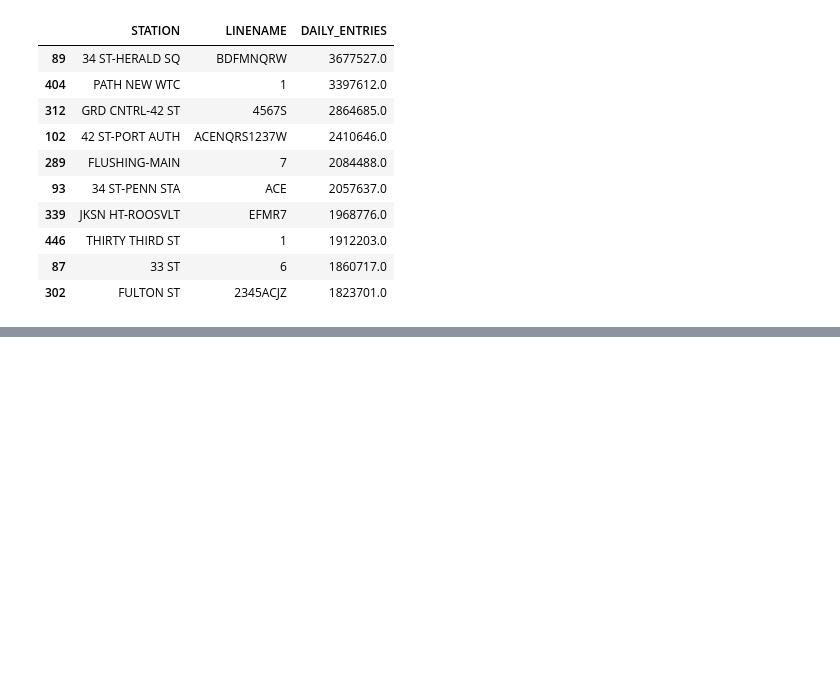
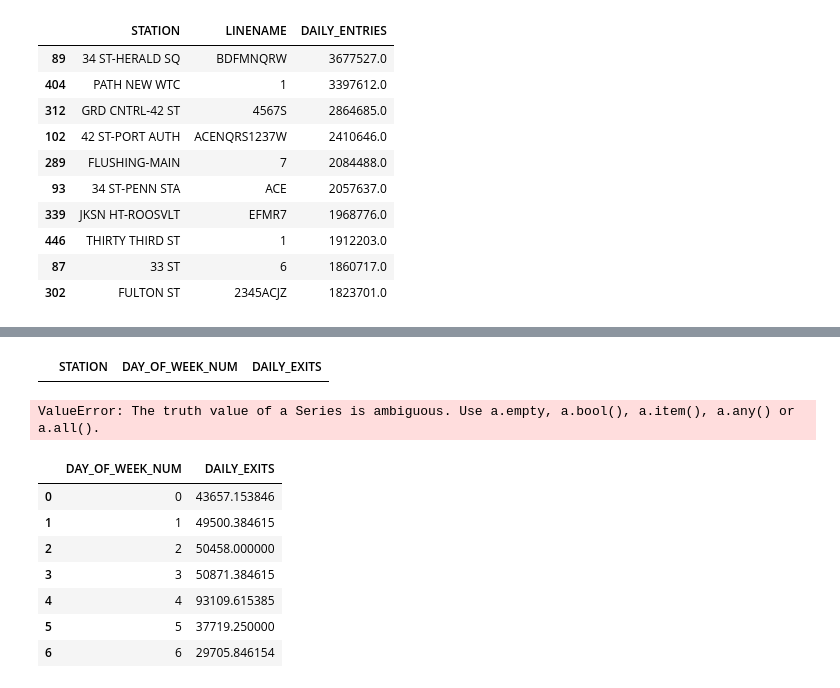
Before and after one commit to ajstake/EDA-Project, a Jupyter notebook: MTA_Data_Gathering_and_Cleaning_Notebook.ipynb, the cells around one changed output, grey strips where cells are left out. Cells and saved outputs as stored; diff of their text form; code cells hidden in the pictures; blank space fills up the shorter version.

```diff
--- a/MTA_Data_Gathering_and_Cleaning_Notebook.ipynb
+++ b/MTA_Data_Gathering_and_Cleaning_Notebook.ipynb
@@ -358,5 +358,27 @@ plt.ticklabel_format(axis='y', style='plain')
 # %% [output]
 [drawing not drawn]
 # %%
-# todo: Create a chart looking at 14th-Union with highest trafficked days of the week. Look into 34th-Penn history
-#       Make a markdown file with the highest exit traffic chart (see above)
+# todo: Create a chart looking at the highest traffic stations with the lines, as well as days and daily peak
+station_daily_exits['DAY_OF_WEEK_NUM'] = pd.to_datetime(station_daily_exits['DATE']).dt.dayofweek
+station_daily_exits_avg = station_daily_exits.groupby(['STATION', 'DAY_OF_WEEK_NUM'])['DAILY_EXITS'].mean().reset_index()
+station_daily_exits_avg
+# %% [output]
+|  | STATION | DAY_OF_WEEK_NUM | DAILY_EXITS |
+# %%
+for i, group in station_daily_exits_avg.groupby('STATION'):
+# %% [output]
+ValueError: The truth value of a Series is ambiguous. Use a.empty, a.bool(), a.item(), a.any() or a.all().
+# %%
+st_34_herald_exits_day = station_daily_exits[station_daily_exits['STATION']=='34 ST-HERALD SQ'].copy()
+st_34_herald_exits_day['DAY_OF_WEEK_NUM'] = pd.to_datetime(st_34_herald_exits_day['DATE']).dt.dayofweek
+st_34_herald_exits_day_avg = st_34_herald_exits_day.groupby('DAY_OF_WEEK_NUM')['DAILY_EXITS'].mean().reset_index()
+st_34_herald_exits_day_avg
+# %% [output]
+|  | DAY_OF_WEEK_NUM | DAILY_EXITS |
+| 0 | 0 | 43657.153846 |
+| 1 | 1 | 49500.384615 |
+| 2 | 2 | 50458.000000 |
+| 3 | 3 | 50871.384615 |
+| 4 | 4 | 93109.615385 |
+| 5 | 5 | 37719.250000 |
+| 6 | 6 | 29705.846154 |
```
Also changed, not shown: parts of 4 cells of this notebook.
